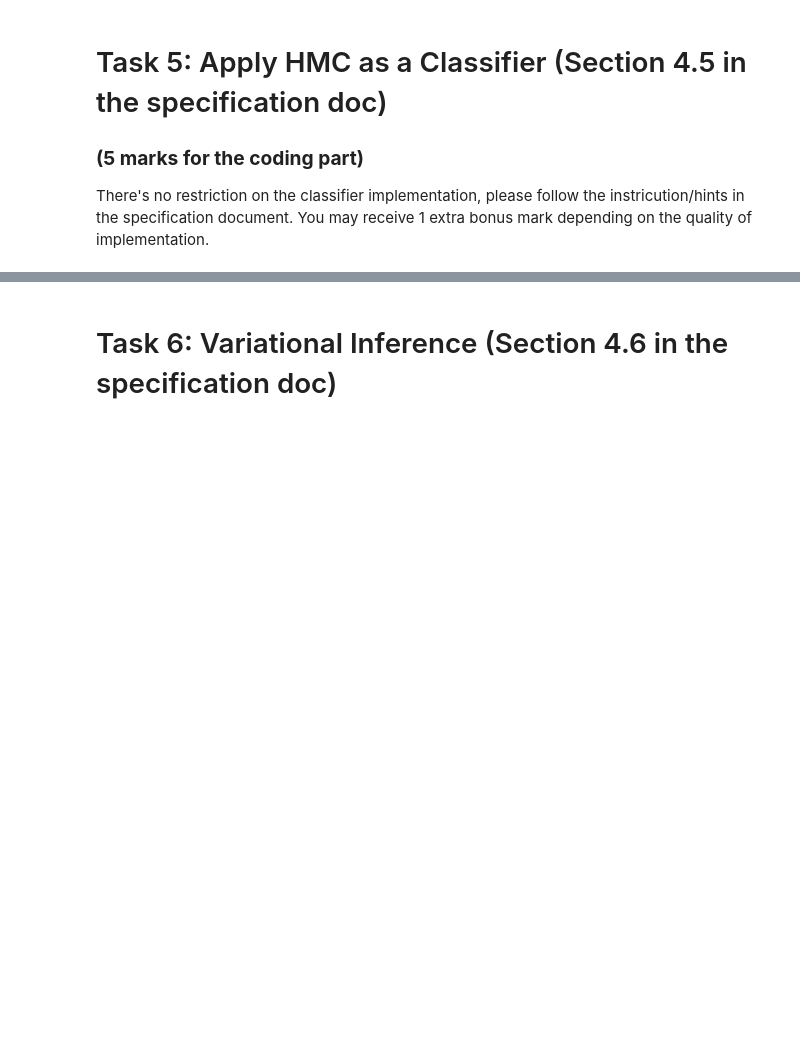
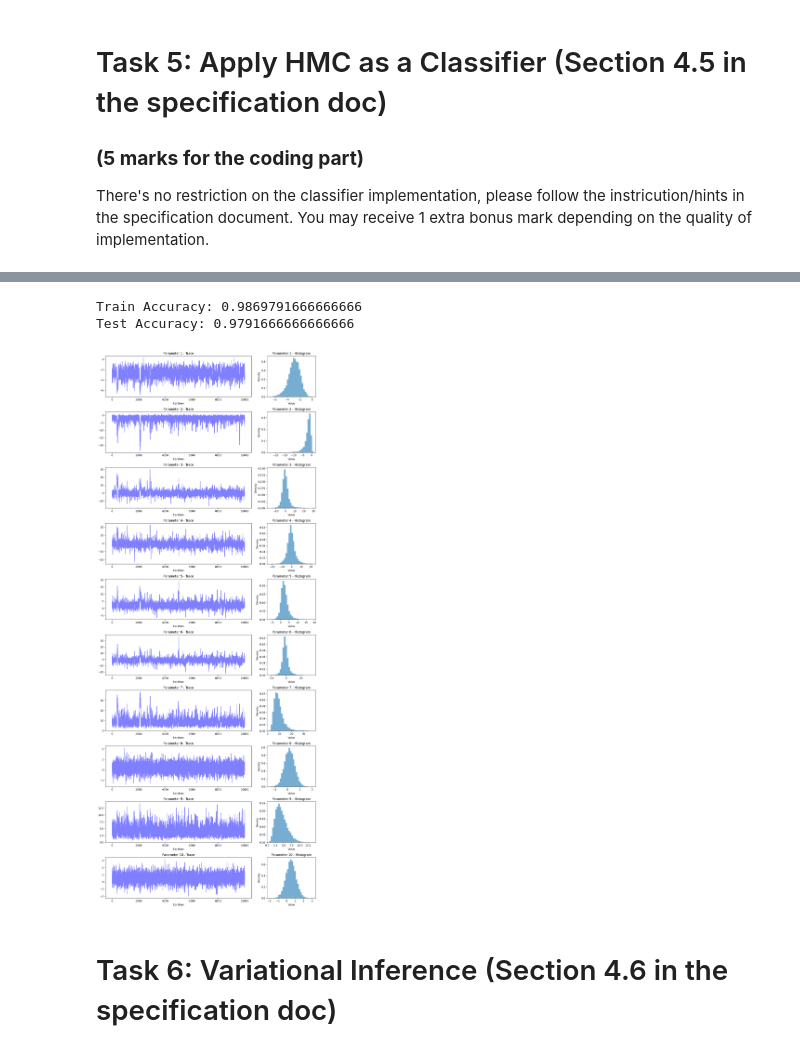
Before and after one commit to rwitobaansheikh/Bayesian_Final_project, a Jupyter notebook: CM50268 BML Final Project 2024/CM50268 BML_Final_Project.ipynb, the cells around one changed output, grey strips where cells are left out. Drawn from its saved outputs; the diff is of its cells as text; code cells hidden in the pictures; blank space fills up the shorter version.

```diff
--- a/CM50268 BML Final Project 2024/CM50268 BML_Final_Project.ipynb
+++ b/CM50268 BML Final Project 2024/CM50268 BML_Final_Project.ipynb
@@ -495,3 +582,37 @@ There's no restriction on the classifier implementation, please follow the instr
+# %%
+weights = S.mean(axis=0)
+y_train_pred = X_train@weights[1:]
+y_test_pred = X_test@weights[1:]
+
+y_train_pred = np.where(sigmoid(y_train_pred)>=0.5,1,0)
+y_test_pred = np.where(sigmoid(y_test_pred)>=0.5,1,0)
+
+from sklearn.metrics import accuracy_score
+
+print("Train Accuracy:", accuracy_score(np.where(y_train>=23,1,0), y_train_pred))
+print("Test Accuracy:", accuracy_score(np.where(y_test>=23,1,0), y_test_pred))
+# %% [output]
+Train Accuracy: 0.9869791666666666
+Test Accuracy: 0.9791666666666666
+# %%
+n_samples, n_parameters = S.shape
+fig, axes = plt.subplots(nrows=n_parameters, ncols=2, figsize=(12, 3 * n_parameters), sharex=False, gridspec_kw={'width_ratios': [3, 1]})
+
+# Plot the traceplot and histogram for each parameter
+for i, (ax1, ax2) in enumerate(axes):
+    ax1.plot(np.arange(n_samples), S[:, i], 'b-', alpha=0.5)
+    ax1.set_title(f'Parameter {i+1} - Trace')
+    ax1.set_xlabel('Iteration')
+
+    ax2.hist(S[:, i], bins=30, density=True, alpha=0.6, orientation='vertical')
+    ax2.set_title(f'Parameter {i+1} - Histogram')
+    ax2.set_xlabel('Value')
+    ax2.set_ylabel('Density')
+
+plt.tight_layout()
+plt.show()
+# %% [output]
+[figure, added]
 # %% [markdown]
 # Task 6: Variational Inference (Section 4.6 in the specification doc)
 # %% [markdown]
```
Also changed, not shown: parts of 13 cells of this notebook.
